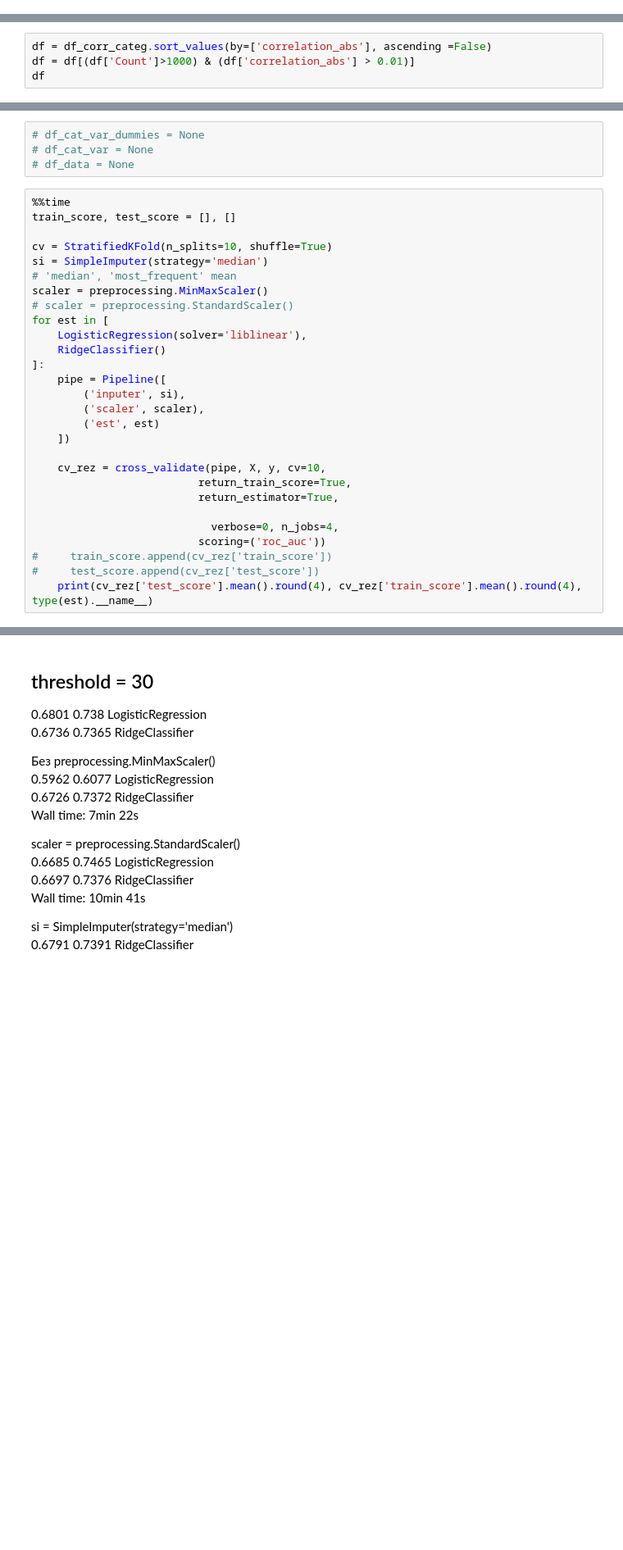
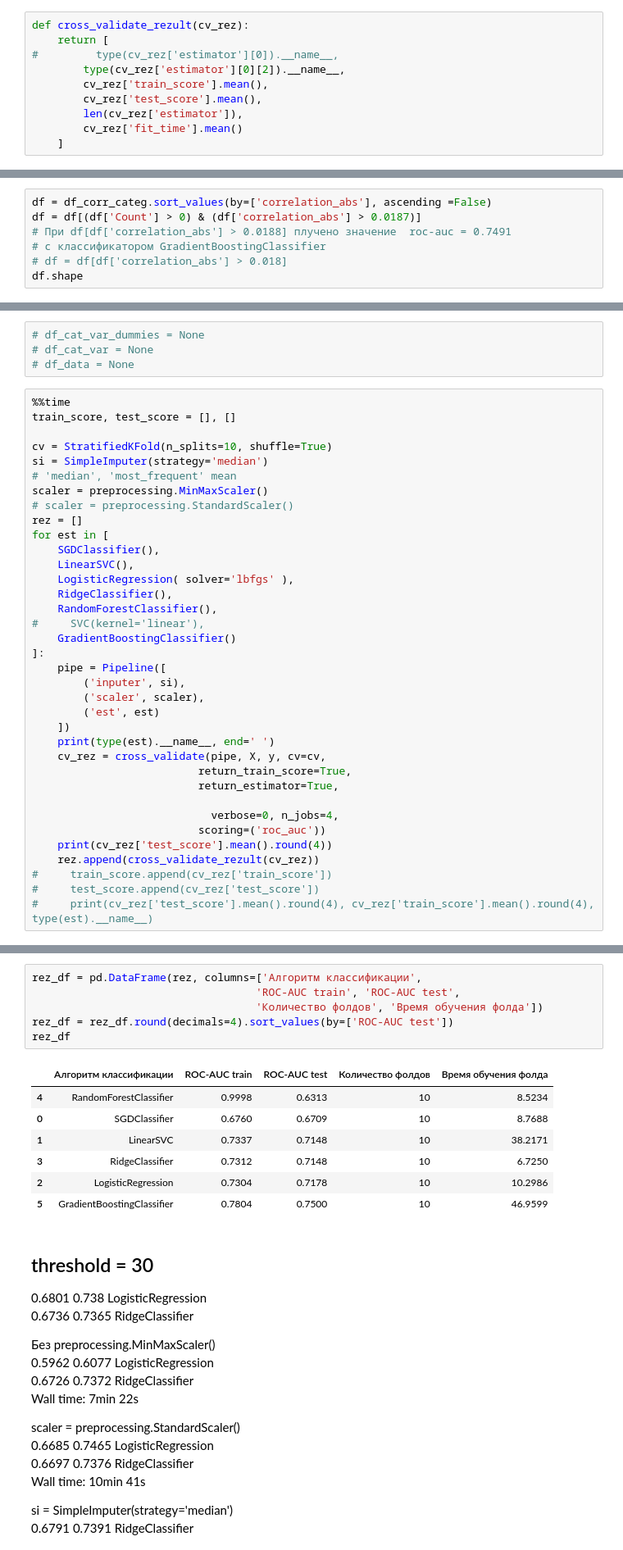
Before and after one commit to dminikorenb/DataLearning, a Jupyter notebook: 2-churn_prediction/dminik6_part2_w5.ipynb, the cells around one changed output, grey strips where cells are left out. Shown at 82% size. Cells and saved outputs as stored; diff of their text form; blank space fills up the shorter version.

```diff
--- a/2-churn_prediction/dminik6_part2_w5.ipynb
+++ b/2-churn_prediction/dminik6_part2_w5.ipynb
@@ -571,6 +568,16 @@ df_test['result'] = y_test[:,1]
 df_test[[ 'result']].round(2).to_csv('dminik6_part2_w3_04.csv', index=True)
 # %% [markdown]
 4\. Также вы уже реализовали несколько стратегий для обработки категориальных признаков. Сравните эти стратегии между собой с помощью оценки качества моделей по кросс-валидации, построенных на датасетах с использованием различных стратегий. Как обработка категориальных признаков сказывается на качестве модели? Какой вариант выглядит наиболее оптимальным с точки зрения качества?
+# %%
+def cross_validate_rezult(cv_rez):
+    return [
+#         type(cv_rez['estimator'][0]).__name__,
+        type(cv_rez['estimator'][0][2]).__name__,
+        cv_rez['train_score'].mean(),
+        cv_rez['test_score'].mean(),
+        len(cv_rez['estimator']),
+        cv_rez['fit_time'].mean()
+    ]
 # %%
 df_data = pd.read_csv('not_hold_out_dataset.csv', index_col=0)
 cat_var = df_data.select_dtypes(['object']).columns
@@ -691,6 +675,9 @@ df_corr_categ = pd.read_pickle('df_corr_categ.bin')
 df_corr_categ['correlation_abs'] = df_corr_categ['correlation'].abs()
 # %%
 df = df_corr_categ.sort_values(by=['correlation_abs'], ascending =False)
-df = df[(df['Count']>1000) & (df['correlation_abs'] > 0.01)]
-df
+df = df[(df['Count'] > 0) & (df['correlation_abs'] > 0.0187)]
+# При df[df['correlation_abs'] > 0.0188] плучено значение  roc-auc = 0.7491
+# с классификатором GradientBoostingClassifier
+# df = df[df['correlation_abs'] > 0.018]
+df.shape
 # %% [output]
@@ -756,23 +730,31 @@ si = SimpleImputer(strategy='median')
 # 'median', 'most_frequent' mean
 scaler = preprocessing.MinMaxScaler()
 # scaler = preprocessing.StandardScaler()
+rez = []
 for est in [
-    LogisticRegression(solver='liblinear'),
-    RidgeClassifier()
+    SGDClassifier(),
+    LinearSVC(),
+    LogisticRegression( solver='lbfgs' ),
+    RidgeClassifier(),
+    RandomForestClassifier(),
+#     SVC(kernel='linear'),
+    GradientBoostingClassifier()
 ]:
     pipe = Pipeline([
         ('inputer', si),
         ('scaler', scaler),
         ('est', est)
     ])
-
-    cv_rez = cross_validate(pipe, X, y, cv=10,
+    print(type(est).__name__, end=' ')
+    cv_rez = cross_validate(pipe, X, y, cv=cv,
                           return_train_score=True,
                           return_estimator=True,
 
                             verbose=0, n_jobs=4,
                           scoring=('roc_auc'))
+    print(cv_rez['test_score'].mean().round(4))
+    rez.append(cross_validate_rezult(cv_rez))
 #     train_score.append(cv_rez['train_score'])
 #     test_score.append(cv_rez['test_score'])
-    print(cv_rez['test_score'].mean().round(4), cv_rez['train_score'].mean().round(4), type(est).__name__)
+#     print(cv_rez['test_score'].mean().round(4), cv_rez['train_score'].mean().round(4), type(est).__name__)
 # %% [output]
@@ -782,3 +769,17 @@ Wall time: 58.5 s
+# %%
+rez_df = pd.DataFrame(rez, columns=['Алгоритм классификации',
+                                   'ROC-AUC train', 'ROC-AUC test',
+                                   'Количество фолдов', 'Время обучения фолда'])
+rez_df = rez_df.round(decimals=4).sort_values(by=['ROC-AUC test'])
+rez_df
+# %% [output]
+|  | Алгоритм классификации | ROC-AUC train | ROC-AUC test | Количество фолдов | Время обучения фолда |
+| 4 | RandomForestClassifier | 0.9998 | 0.6313 | 10 | 8.5234 |
+| 0 | SGDClassifier | 0.6760 | 0.6709 | 10 | 8.7688 |
+| 1 | LinearSVC | 0.7337 | 0.7148 | 10 | 38.2171 |
+| 3 | RidgeClassifier | 0.7312 | 0.7148 | 10 | 6.7250 |
+| 2 | LogisticRegression | 0.7304 | 0.7178 | 10 | 10.2986 |
+| 5 | GradientBoostingClassifier | 0.7804 | 0.7500 | 10 | 46.9599 |
 # %% [markdown]
 ## threshold = 30
 
```
Also changed, not shown: parts of 11 cells of this notebook, 1 other file.
